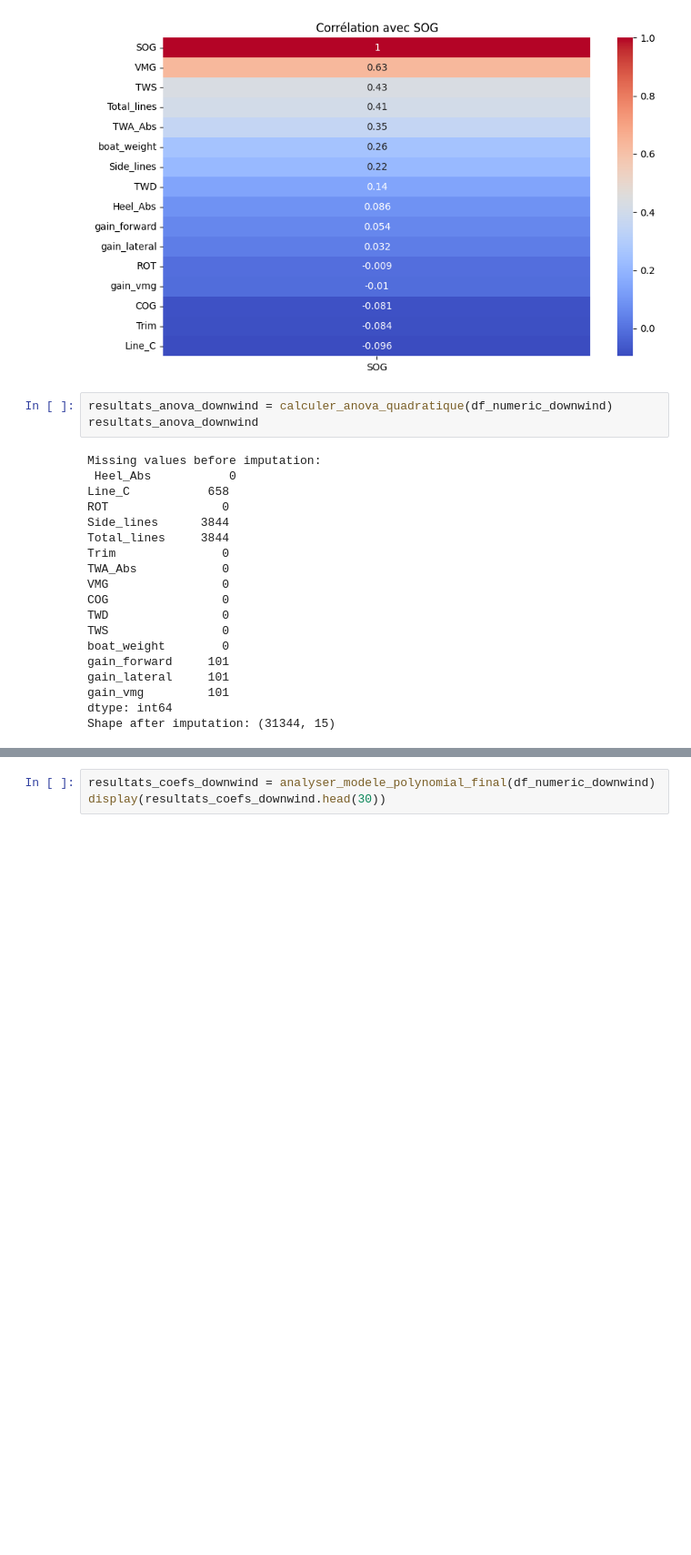
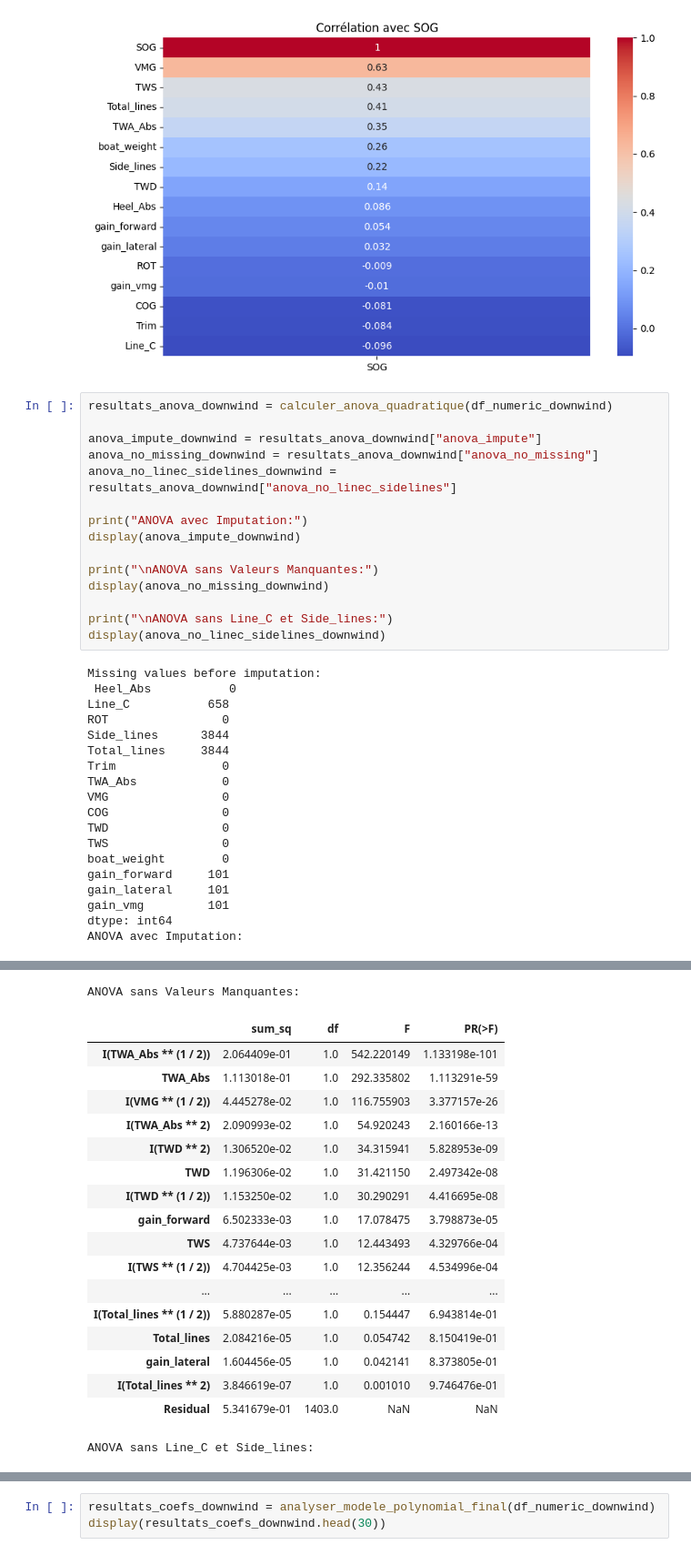
Before and after one commit to HusamJubranEPFL/FormulaKiteDataAnalysis, a Jupyter notebook: Straight Run/analysis.ipynb, the cells around one changed output, grey strips where cells are left out. Shown at 91% size. Saved outputs shown, nothing was run; the diff lists cells and outputs as text; blank space fills up the shorter version.

```diff
--- a/Straight Run/analysis.ipynb
+++ b/Straight Run/analysis.ipynb
@@ -424,7 +523,19 @@ Name: SOG, dtype: float64
 [figure]
 # %%
 resultats_anova_downwind = calculer_anova_quadratique(df_numeric_downwind)
-resultats_anova_downwind
+
+anova_impute_downwind = resultats_anova_downwind["anova_impute"]
+anova_no_missing_downwind = resultats_anova_downwind["anova_no_missing"]
+anova_no_linec_sidelines_downwind = resultats_anova_downwind["anova_no_linec_sidelines"]
+
+print("ANOVA avec Imputation:")
+display(anova_impute_downwind)
+
+print("\nANOVA sans Valeurs Manquantes:")
+display(anova_no_missing_downwind)
+
+print("\nANOVA sans Line_C et Side_lines:")
+display(anova_no_linec_sidelines_downwind)
 # %% [output]
 Missing values before imputation:
  Heel_Abs           0
@@ -433,31 +544,50 @@ ROT                0
 Side_lines      3844
 Total_lines     3844
 Trim               0
 TWA_Abs            0
 VMG                0
 COG                0
 TWD                0
 TWS                0
 boat_weight        0
 gain_forward     101
 gain_lateral     101
 gain_vmg         101
 dtype: int64
-Shape after imputation: (31344, 15)
+ANOVA avec Imputation:
 |  | sum_sq | df | F | PR(>F) |
 | I(TWA_Abs ** (1 / 2)) | 3.901939e-01 | 1.0 | 1101.039097 | 2.915936e-184 |
 | TWA_Abs | 2.157950e-01 | 1.0 | 608.924826 | 3.086029e-114 |
 | I(VMG ** (1 / 2)) | 1.428213e-01 | 1.0 | 403.009409 | 3.767835e-80 |
 | I(TWA_Abs ** 2) | 4.658175e-02 | 1.0 | 131.443176 | 2.649277e-29 |
 | I(TWD ** 2) | 1.216800e-02 | 1.0 | 34.335337 | 5.618639e-09 |
 | TWD | 1.129915e-02 | 1.0 | 31.883638 | 1.932658e-08 |
 | I(TWD ** (1 / 2)) | 1.099547e-02 | 1.0 | 31.026747 | 2.979359e-08 |
 | I(VMG ** 2) | 7.321454e-03 | 1.0 | 20.659488 | 5.897500e-06 |
 | I(gain_vmg ** 2) | 5.216646e-03 | 1.0 | 14.720198 | 1.295377e-04 |
 | gain_forward | 3.705343e-03 | 1.0 | 10.455641 | 1.247616e-03 |
 | ... | ... | ... | ... | ... |
 | Total_lines | 3.336756e-05 | 1.0 | 0.094156 | 7.589989e-01 |
 | I(Heel_Abs ** (1 / 2)) | 3.074150e-05 | 1.0 | 0.086746 | 7.683941e-01 |
 | I(Total_lines ** 2) | 1.571194e-05 | 1.0 | 0.044336 | 8.332573e-01 |
 | I(Line_C ** (1 / 2)) | 1.308320e-07 | 1.0 | 0.000369 | 9.846728e-01 |
 | Residual | 5.684367e-01 | 1604.0 | NaN | NaN |
+ANOVA sans Valeurs Manquantes:
+|  | sum_sq | df | F | PR(>F) |
+| I(TWA_Abs ** (1 / 2)) | 2.064409e-01 | 1.0 | 542.220149 | 1.133198e-101 |
+| TWA_Abs | 1.113018e-01 | 1.0 | 292.335802 | 1.113291e-59 |
+| I(VMG ** (1 / 2)) | 4.445278e-02 | 1.0 | 116.755903 | 3.377157e-26 |
+| I(TWA_Abs ** 2) | 2.090993e-02 | 1.0 | 54.920243 | 2.160166e-13 |
+| I(TWD ** 2) | 1.306520e-02 | 1.0 | 34.315941 | 5.828953e-09 |
+| TWD | 1.196306e-02 | 1.0 | 31.421150 | 2.497342e-08 |
+| I(TWD ** (1 / 2)) | 1.153250e-02 | 1.0 | 30.290291 | 4.416695e-08 |
+| gain_forward | 6.502333e-03 | 1.0 | 17.078475 | 3.798873e-05 |
+| TWS | 4.737644e-03 | 1.0 | 12.443493 | 4.329766e-04 |
+| I(TWS ** (1 / 2)) | 4.704425e-03 | 1.0 | 12.356244 | 4.534996e-04 |
+| ... | ... | ... | ... | ... |
+| I(Total_lines ** (1 / 2)) | 5.880287e-05 | 1.0 | 0.154447 | 6.943814e-01 |
+| Total_lines | 2.084216e-05 | 1.0 | 0.054742 | 8.150419e-01 |
+| gain_lateral | 1.604456e-05 | 1.0 | 0.042141 | 8.373805e-01 |
+| I(Total_lines ** 2) | 3.846619e-07 | 1.0 | 0.001010 | 9.746476e-01 |
+| Residual | 5.341679e-01 | 1403.0 | NaN | NaN |
+ANOVA sans Line_C et Side_lines:
```
Also changed, not shown: parts of 4 cells of this notebook, 2 other files.
